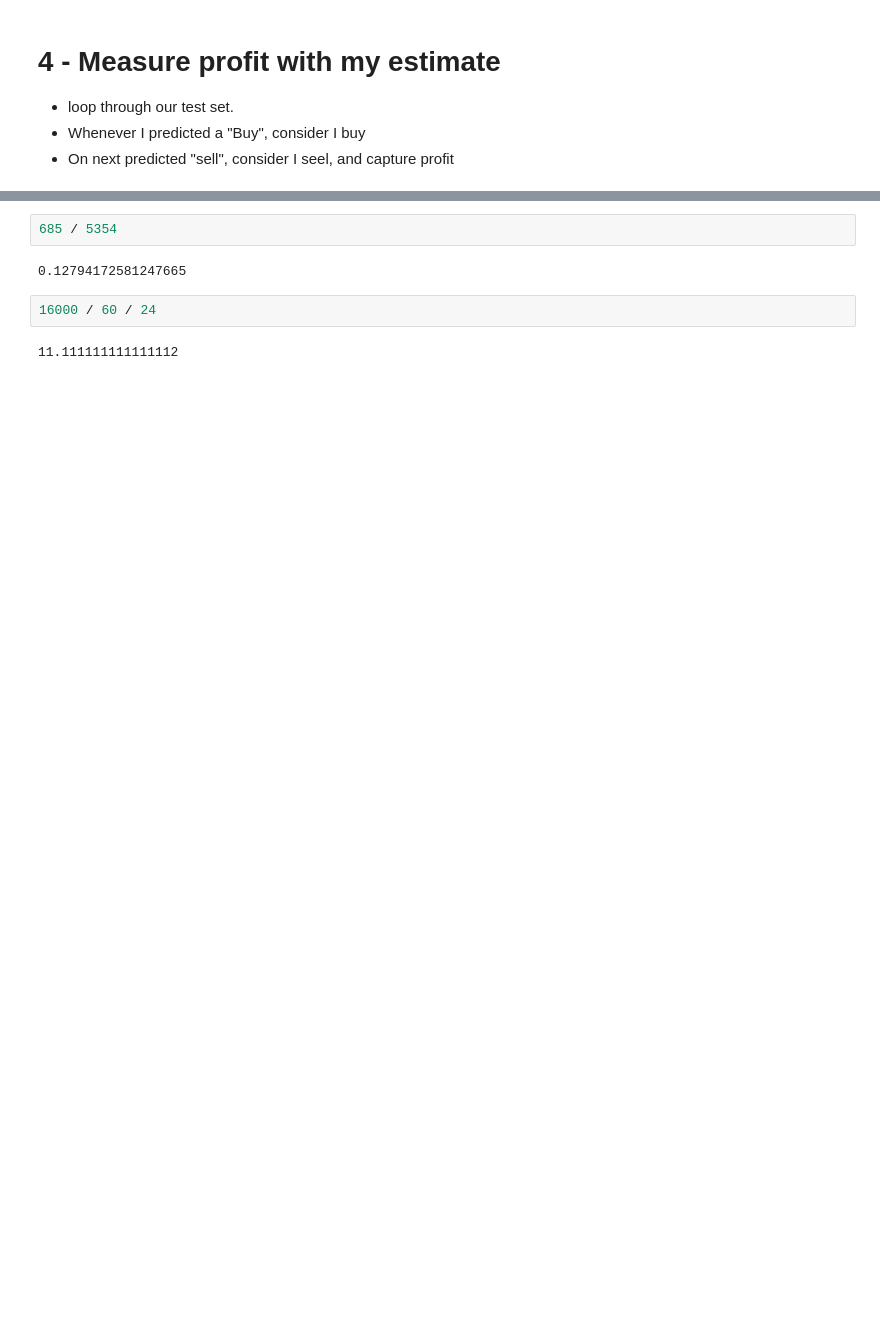
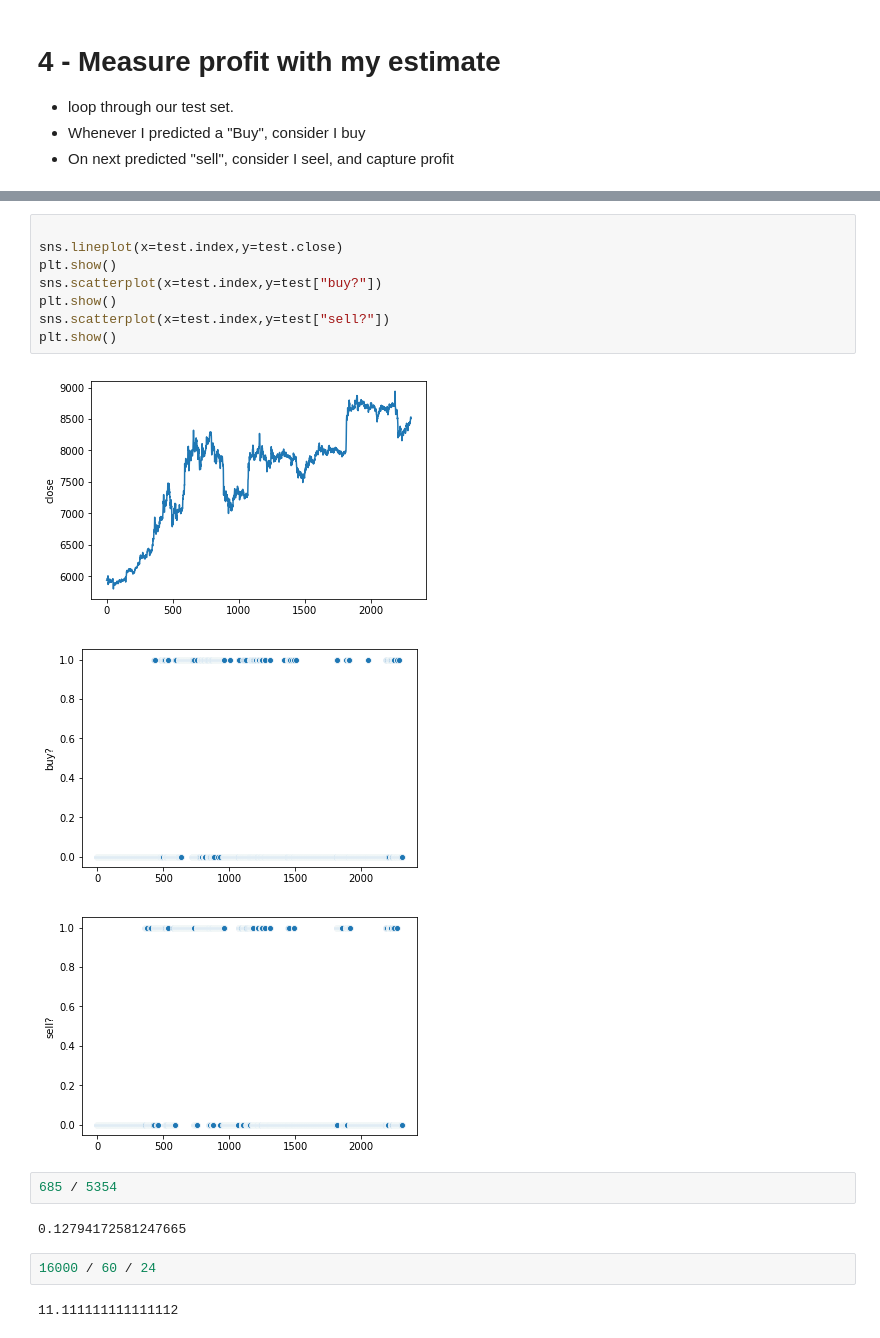
Before and after one commit to cgandon/BitCoin_trading_reco, a Jupyter notebook: 3 - LSTM training.ipynb, the cells around one changed output, grey strips where cells are left out. Cells and saved outputs as stored; diff of their text form; blank space fills up the shorter version.

```diff
--- a/3 - LSTM training.ipynb
+++ b/3 - LSTM training.ipynb
@@ -276,3 +388,15 @@ test[["close","is_l100","is_h100","buy?","sell?","profit"]].to_csv('analysis_pro
+# %%
+
+sns.lineplot(x=test.index,y=test.close)
+plt.show()
+sns.scatterplot(x=test.index,y=test["buy?"])
+plt.show()
+sns.scatterplot(x=test.index,y=test["sell?"])
+plt.show()
+# %% [output]
+[figure, added]
+[figure, added]
+[figure, added]
 # %%
 685 / 5354
 # %% [output]
```
Also changed, not shown: parts of 24 cells of this notebook, 7 other files.
